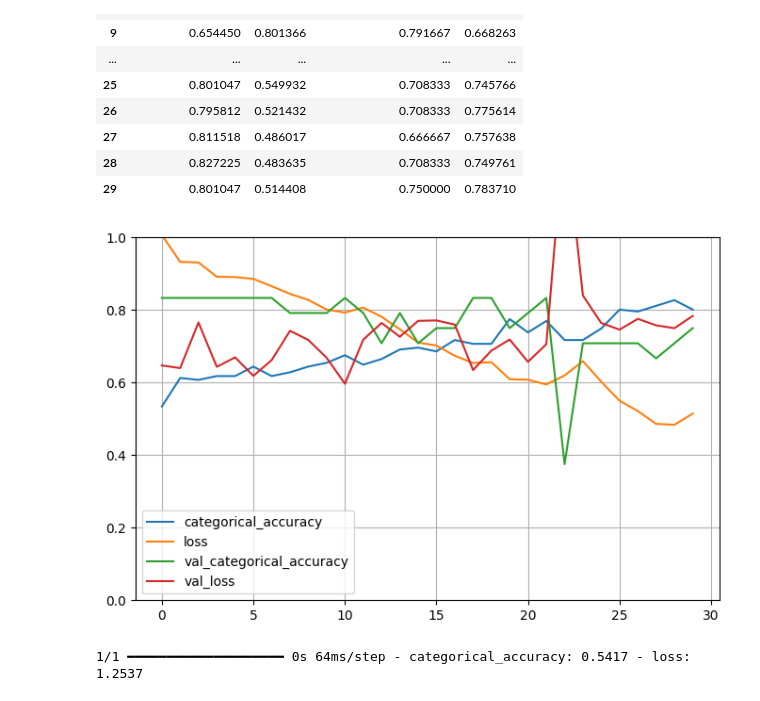
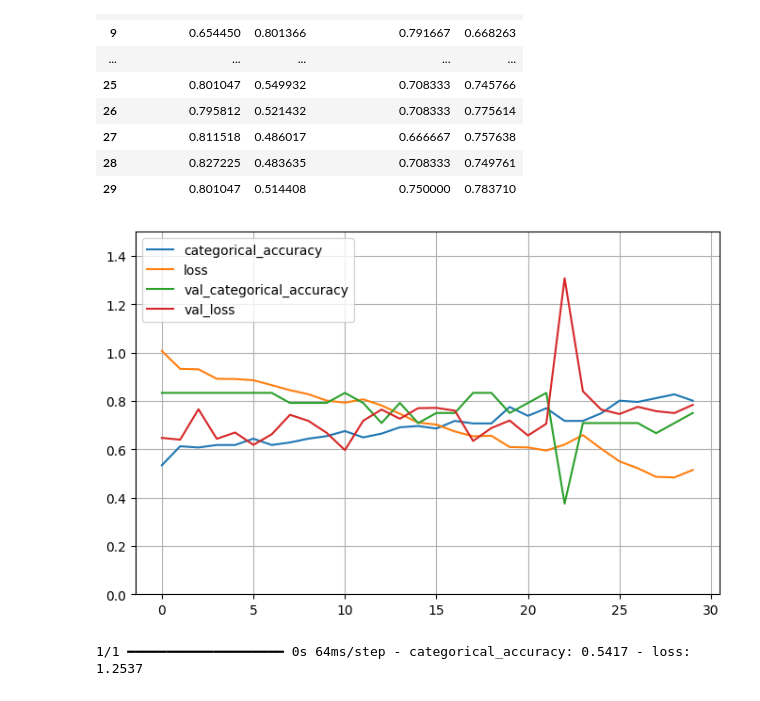
Before and after one commit to AGC79/proyecto_machine_learning_agc, a Jupyter notebook: proyecto_osteoporosis.ipynb, the cells around one changed output. Drawn from its saved outputs; the diff is of its cells as text; code cells hidden in the pictures.

```diff
--- a/proyecto_osteoporosis.ipynb
+++ b/proyecto_osteoporosis.ipynb
@@ -621,10 +621,10 @@ pd.DataFrame(history.history)
 # %%
 pd.DataFrame(history.history).plot(figsize=(8, 5))
 plt.grid(True)
-plt.gca().set_ylim(0, 1) # set the vertical range to [0-1]
+plt.gca().set_ylim(0, 1.5) # set the vertical range to [0-1]
 plt.show();
 # %% [output]
-[figure, old version]
+[figure, new version]
 # %%
 results = model.evaluate(X_test, y_test)
 results
```
Also changed, not shown: parts of 5 cells of this notebook.
